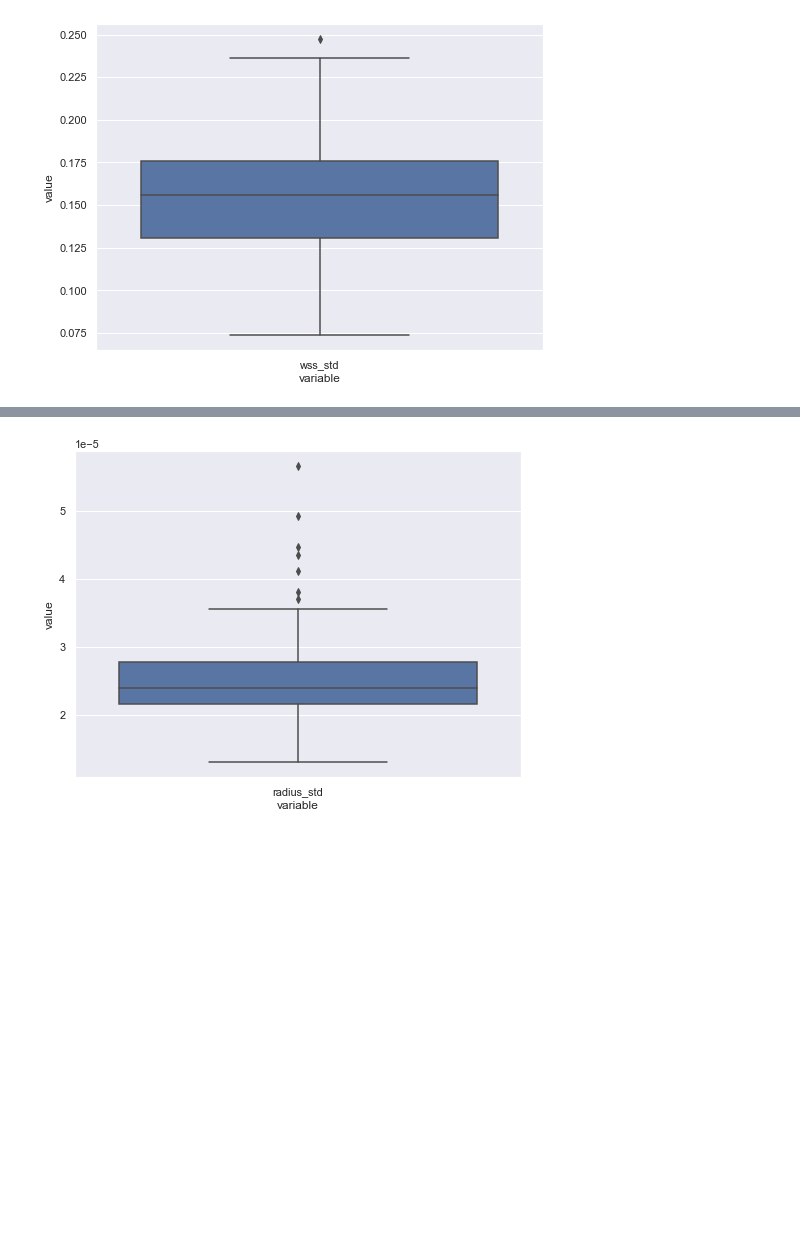
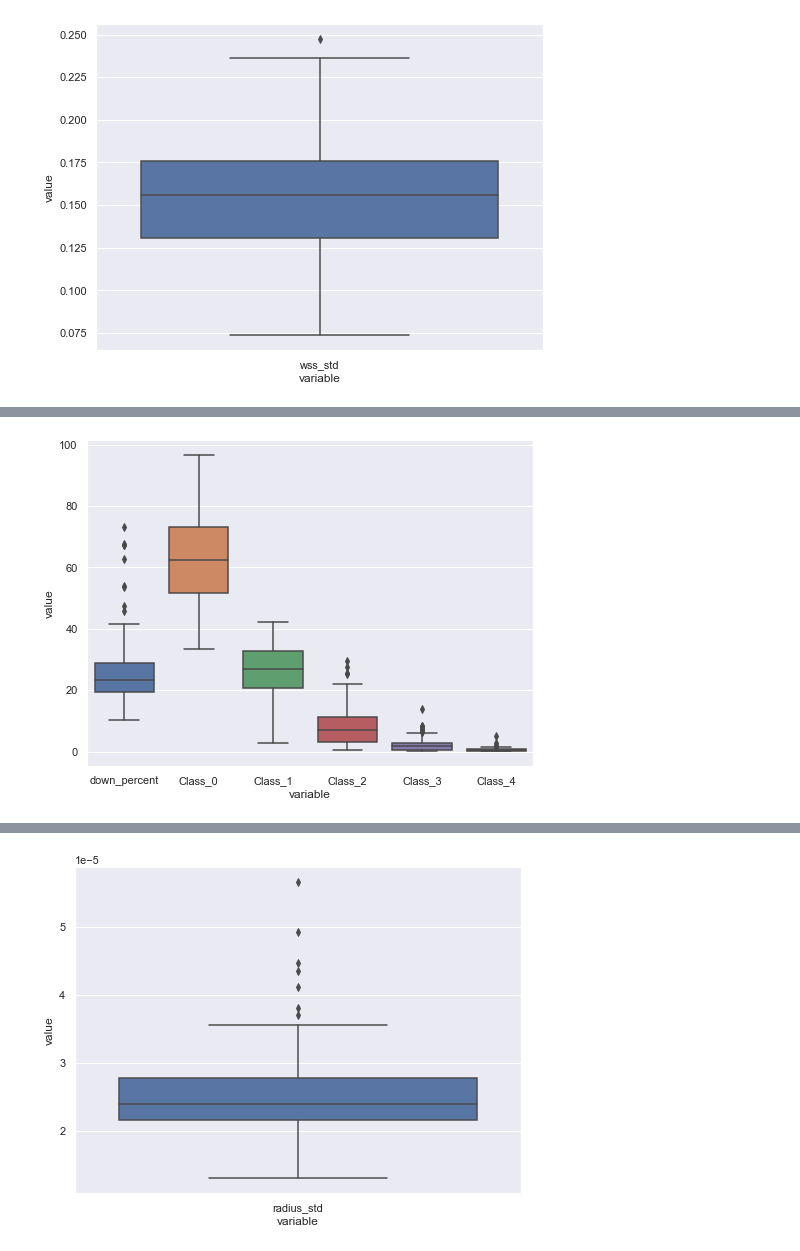
Before and after one commit to abhimandal/AneurysmSegmentation, a Jupyter notebook: aneurysm_segmentation3d/notebooks/Splitting Strategy.ipynb, the cells around one changed output, grey strips where cells are left out. Cells and saved outputs as stored; diff of their text form; code cells hidden in the pictures; blank space fills up the shorter version.

```diff
--- a/aneurysm_segmentation3d/notebooks/Splitting Strategy.ipynb
+++ b/aneurysm_segmentation3d/notebooks/Splitting Strategy.ipynb
@@ -171,0 +178,30 @@ plt.show()
+# %%
+def scale_data(col: pd.Series,scaler) -> pd.Series:
+    """
+    Scale a column
+    """
+    X = col.values.reshape(-1, 1).copy()
+    scaled_array = scaler.fit_transform(X)
+
+    scaled_column = pd.Series(scaled_array.tolist()).explode()
+
+    return scaled_column
+# %%
+num_parts_to_segment = 5
+
+
+if num_parts_to_segment == 5:
+    wss_columns = ['original_points','sampled_points','down_percent','Class_0','Class_1','Class_2','Class_3','Class_4']
+elif num_parts_to_segment == 3:
+    wss_columns = ['original_points','sampled_points','down_percent','Class_0','Class_1','Class_2']
+elif num_parts_to_segment == 7:
+    wss_columns = ['original_points','sampled_points','down_percent','Class_0','Class_1','Class_2','Class_3','Class_4','Class_5','Class_6']
+
+wss_eda = pd.DataFrame(index=patient_id_list, columns = wss_columns )
+wss_eda_scaled = pd.DataFrame(index=patient_id_list, columns = wss_columns )
+
+if not wss_eda.empty and wss_eda_scaled.empty :
+    del(wss_eda)
+    del(wss_eda_scaled)
+
+wss_eda.head(2)
@@ -171,0 +363,6 @@ plt.show()
+# %%
+sns.boxplot(x="variable", y="value", data=pd.melt(wss_eda_scaled.iloc[:,2:]))
+
+plt.show()
+# %% [output]
+[figure, added]
```
Also changed, not shown: parts of 52 cells of this notebook.
